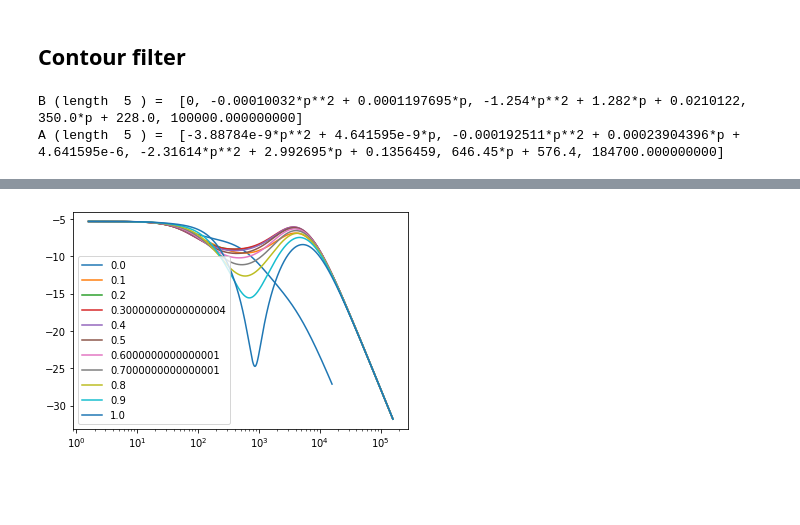
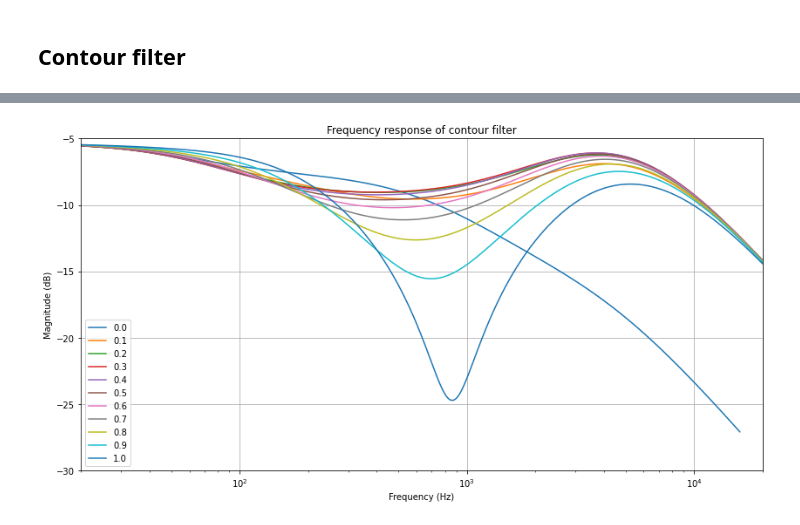
Before and after one commit to Barabas5532/valvestate_sim, a Jupyter notebook: binder/valvestate.ipynb, the cells around one changed output, grey strips where cells are left out. Drawn from its saved outputs; the diff is of its cells as text; code cells hidden in the pictures; blank space fills up the shorter version.

```diff
--- a/binder/valvestate.ipynb
+++ b/binder/valvestate.ipynb
@@ -181,0 +173,25 @@ plt.show()
+# %%
+G = [0.01, 0.1, 1]
+k = 2*rate
+
+plt.figure()
+for B, A, label, linestyle in [[B1z, A1z, "OD1", "-"], [B2z, A2z, "OD2", "--"]]:
+
+    for gg in G:
+        b = [float(BB.subs(K, k).subs(g, gg)) for BB in B]
+        a = [float(AA.subs(K, k).subs(g, gg)) for AA in A]
+
+        f = signal.dlti(b, a)
+        w, H = signal.dfreqresp(f)
+
+        # ignore divide by 0 errors
+        with np.errstate(divide='ignore'):
+            plt.semilogx(w/2/np.pi*rate, 20*np.log10(np.abs(H)), label=f"{label}, g = {gg}", linestyle=linestyle)
+
+plt.legend()
+plt.title("Frequency response of gain control")
+plt.xlabel("Frequency (Hz)")
+plt.ylabel("Magnitude (dB)")
+plt.xlim(20, 20e3)
+plt.ylim(-45, 45)
+plt.show()
@@ -206,22 +228,18 @@ B.insert(0, V1-V1)
-# %%
-print("B (length ", len(B), ") = ", B)
-print("A (length ", len(A), ") = ", A)
-# %% [output]
-B (length  5 ) =  [0, -0.00010032*p**2 + 0.0001197695*p, -1.254*p**2 + 1.282*p + 0.0210122, 350.0*p + 228.0, 100000.000000000]
-A (length  5 ) =  [-3.88784e-9*p**2 + 4.641595e-9*p, -0.000192511*p**2 + 0.00023904396*p + 4.641595e-6, -2.31614*p**2 + 2.992695*p + 0.1356459, 646.45*p + 576.4, 184700.000000000]
 # %%
-tf = []
 P = np.linspace(0, 1, 11)
 for pp in P:
-    b = []
-    a = []
-    for i in range(len(B)):
-        b.append(float(B[i].subs(p, pp)))
-        a.append(float(A[i].subs(p, pp)))
+    b = [float(BB.subs(p, pp)) for BB in B]
+    a = [float(AA.subs(p, pp)) for AA in A]
 
-    tf = signal.TransferFunction(b, a)
+    tf = signal.lti(b, a)
     w, H = signal.freqresp(tf)
-    plt.semilogx(w/2/np.pi, 20*np.log10(np.abs(H)), label=pp)
+    plt.semilogx(w/2/np.pi, 20*np.log10(np.abs(H)), label=f"{pp:.1f}")
+
+plt.title("Frequency response of contour filter")
+plt.xlabel("Frequency (Hz)")
+plt.ylabel("Magnitude (dB)")
+plt.xlim(20, 20e3)
+plt.ylim(-30, -5)
 plt.legend()
 plt.show()
 # %% [output]
@@ -245,4 +248,4 @@ plt.show()
-[figure, old version]
+[figure, new version]
 # %%
 #bilinear transform
 s, z, K = sympy.symbols("s z K")
```
Also changed, not shown: parts of 20 cells of this notebook.
